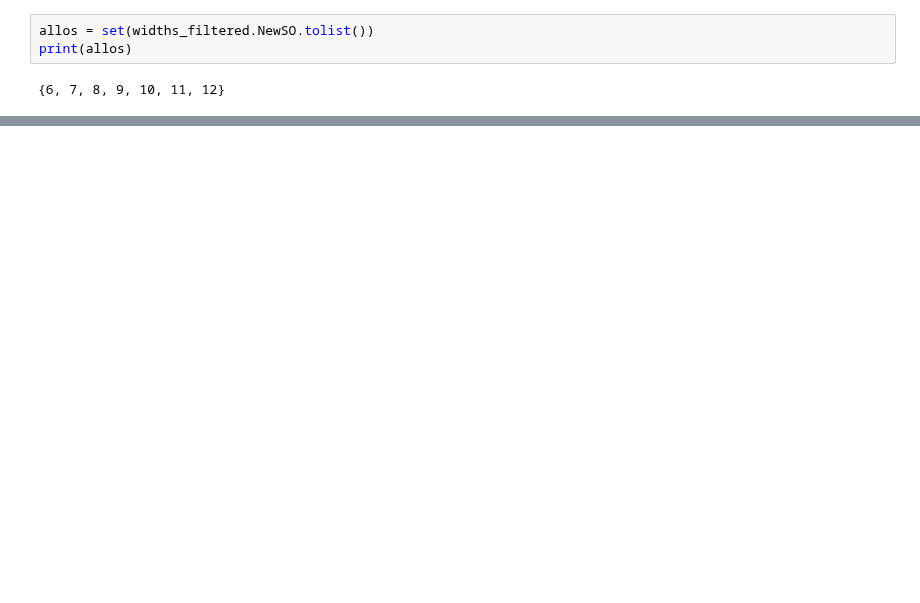
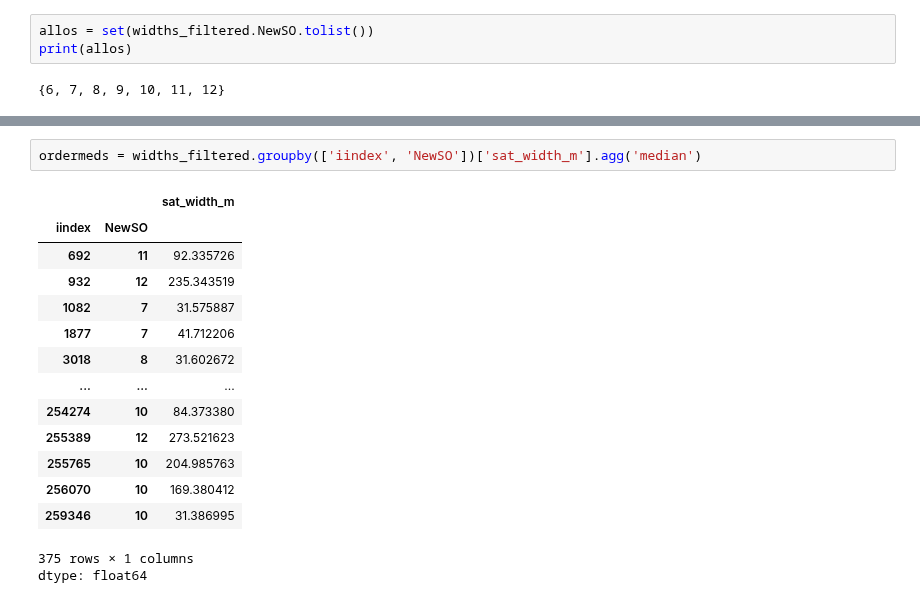
Before and after one commit to wherediddavidgo/multitemporal_RSSA, a Jupyter notebook: ew_distributions_AHG.ipynb, the cells around one changed output, grey strips where cells are left out. Cells and saved outputs as stored; diff of their text form; blank space fills up the shorter version.

```diff
--- a/ew_distributions_AHG.ipynb
+++ b/ew_distributions_AHG.ipynb
@@ -121,0 +175,18 @@ print(allos)
+# %%
+ordermeds = widths_filtered.groupby(['iindex', 'NewSO'])['sat_width_m'].agg('median')
+# %% [output]
+|  |  | sat_width_m |
+| iindex | NewSO |  |
+| 692 | 11 | 92.335726 |
+| 932 | 12 | 235.343519 |
+| 1082 | 7 | 31.575887 |
+| 1877 | 7 | 41.712206 |
+| 3018 | 8 | 31.602672 |
+| ... | ... | ... |
+| 254274 | 10 | 84.373380 |
+| 255389 | 12 | 273.521623 |
+| 255765 | 10 | 204.985763 |
+| 256070 | 10 | 169.380412 |
+| 259346 | 10 | 31.386995 |
+375 rows × 1 columns
+dtype: float64
```
Also changed, not shown: parts of 19 cells of this notebook.
